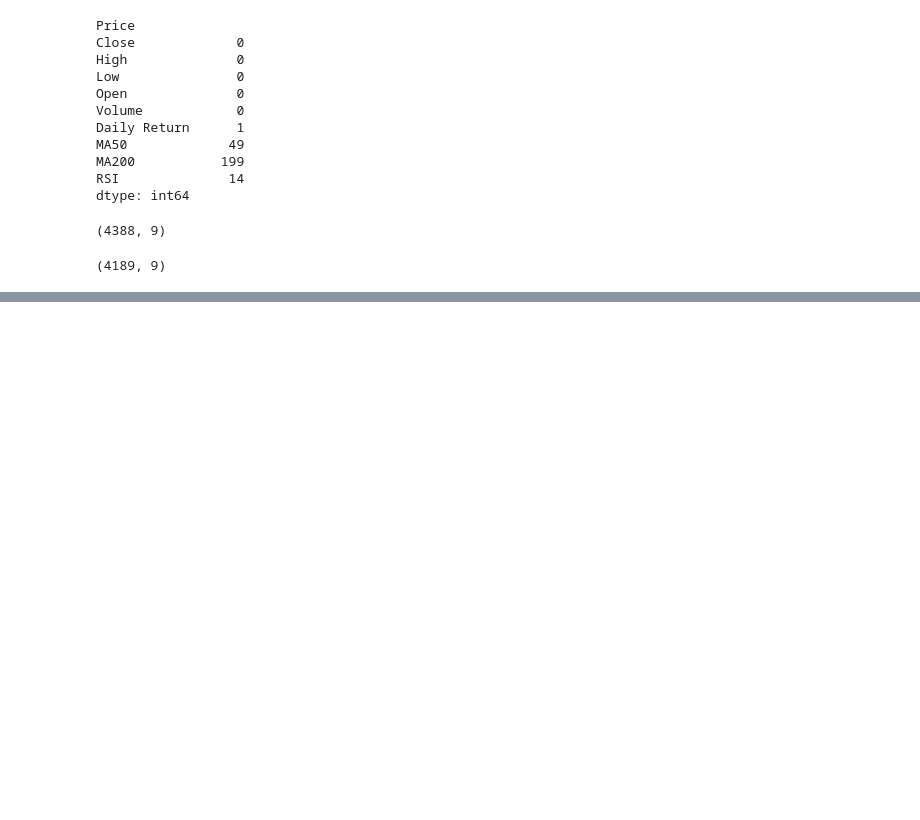
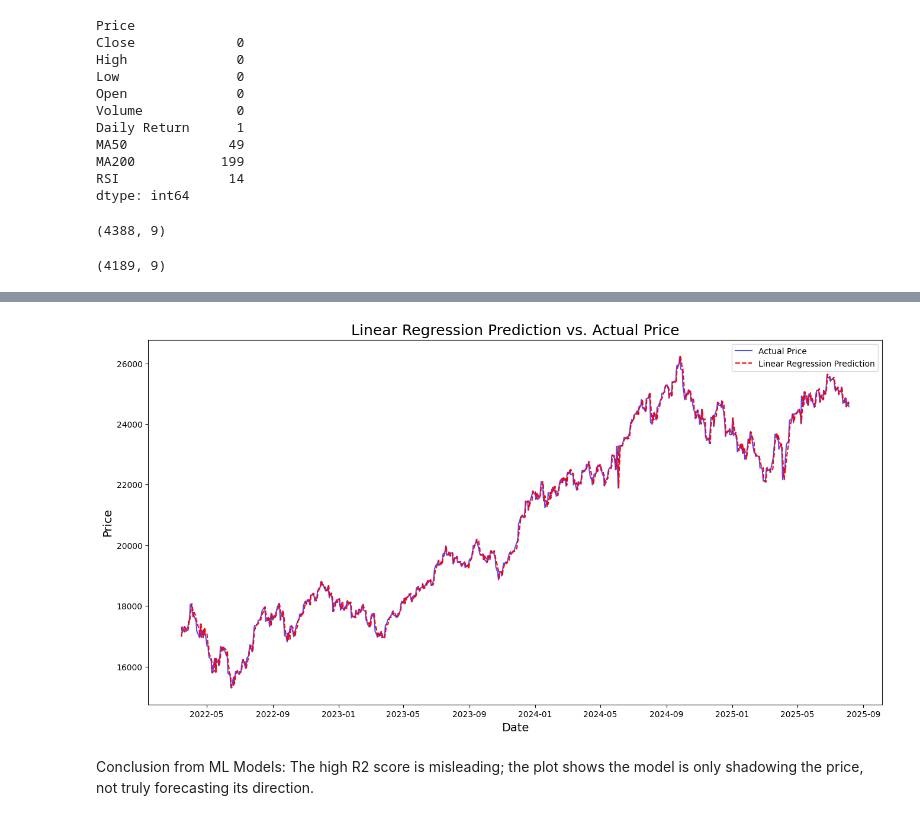
Before and after one commit to TaherBatterywala/Stock-Market, a Jupyter notebook: notebook/Model Train.ipynb, the cells around one changed output, grey strips where cells are left out. Drawn from its saved outputs; the diff is of its cells as text; code cells hidden in the pictures; blank space fills up the shorter version.

Commit message:
Normal ML Model Trained

```diff
--- a/notebook/Model Train.ipynb
+++ b/notebook/Model Train.ipynb
@@ -94,0 +144,11 @@ df_modified.shape
+# %%
+# Train test split
+train_size = int(len(X_scaled_df) * 0.8)
+
+X_train, X_test = X_scaled_df[:train_size], X_scaled_df[train_size:]
+y_train, y_test = y[:train_size], y[train_size:]
+
+print(f"X_train shape: {X_train.shape}")
+print(f"X_test shape: {X_test.shape}")
+print(f"y_train shape: {y_train.shape}")
+print(f"y_test shape: {y_test.shape}")
@@ -94,0 +162,10 @@ df_modified.shape
+# %%
+def evaluate_model(true, predicted):
+    """
+    Calculates and returns MAE, RMSE, and R2 Score.
+    """
+    mae = mean_absolute_error(true, predicted)
+    mse = mean_squared_error(true, predicted)
+    rmse = np.sqrt(mse)
+    r2_square = r2_score(true, predicted)
+    return mae, rmse, r2_square
@@ -94,0 +257,25 @@ df_modified.shape
+# %%
+# best performing model Linear Regression
+best_model = LinearRegression()
+best_model.fit(X_train, y_train)
+y_pred = best_model.predict(X_test)
+
+# Create a new DataFrame for plotting the results
+plot_df = pd.DataFrame({
+    'Actual Price': y_test.values,
+    'Predicted Price': y_pred
+}, index=y_test.index)
+
+# Create the plot
+plt.figure(figsize=(16, 8))
+plt.plot(plot_df['Actual Price'], label='Actual Price', color='blue', alpha=0.7)
+plt.plot(plot_df['Predicted Price'], label='Linear Regression Prediction', color='red', linestyle='--')
+plt.title('Linear Regression Prediction vs. Actual Price', fontsize=18)
+plt.xlabel('Date', fontsize=14)
+plt.ylabel('Price', fontsize=14)
+plt.legend()
+plt.show()
+# %% [output]
+[figure, added]
+# %% [markdown]
+Conclusion from ML Models: The high R2 score is misleading; the plot shows the model is only shadowing the price, not truly forecasting its direction.
```
Also changed, not shown: parts of 12 cells of this notebook, 4 other files.
